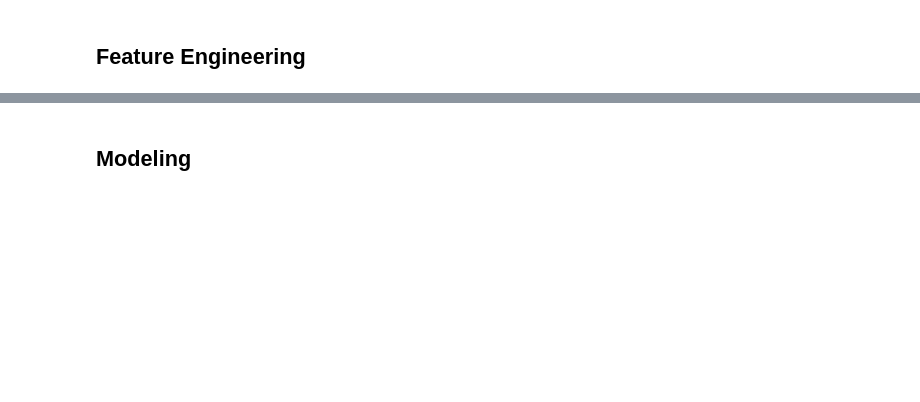
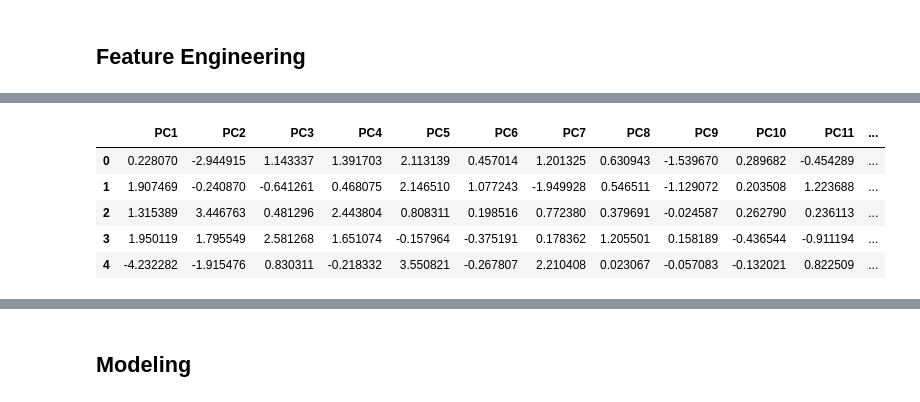
Before and after one commit to jackdepree/FFInsights, a Jupyter notebook: code/best_ball_mania_models.ipynb, the cells around one changed output, grey strips where cells are left out. Saved outputs shown, nothing was run; the diff lists cells and outputs as text; code cells hidden in the pictures; blank space fills up the shorter version.

```diff
--- a/code/best_ball_mania_models.ipynb
+++ b/code/best_ball_mania_models.ipynb
@@ -416,0 +253,9 @@ StDev of roster points by cluster: 13.957417200503214
+# %%
+df_pca.head()
+# %% [output]
+|  | PC1 | PC2 | PC3 | PC4 | PC5 | PC6 | PC7 | PC8 | PC9 | PC10 | PC11 | ... |
+| 0 | 0.228070 | -2.944915 | 1.143337 | 1.391703 | 2.113139 | 0.457014 | 1.201325 | 0.630943 | -1.539670 | 0.289682 | -0.454289 | ... |
+| 1 | 1.907469 | -0.240870 | -0.641261 | 0.468075 | 2.146510 | 1.077243 | -1.949928 | 0.546511 | -1.129072 | 0.203508 | 1.223688 | ... |
+| 2 | 1.315389 | 3.446763 | 0.481296 | 2.443804 | 0.808311 | 0.198516 | 0.772380 | 0.379691 | -0.024587 | 0.262790 | 0.236113 | ... |
+| 3 | 1.950119 | 1.795549 | 2.581268 | 1.651074 | -0.157964 | -0.375191 | 0.178362 | 1.205501 | 0.158189 | -0.436544 | -0.911194 | ... |
+| 4 | -4.232282 | -1.915476 | 0.830311 | -0.218332 | 3.550821 | -0.267807 | 2.210408 | 0.023067 | -0.057083 | -0.132021 | 0.822509 | ... |
```
Also changed, not shown: parts of 26 cells of this notebook, 1 other file.
